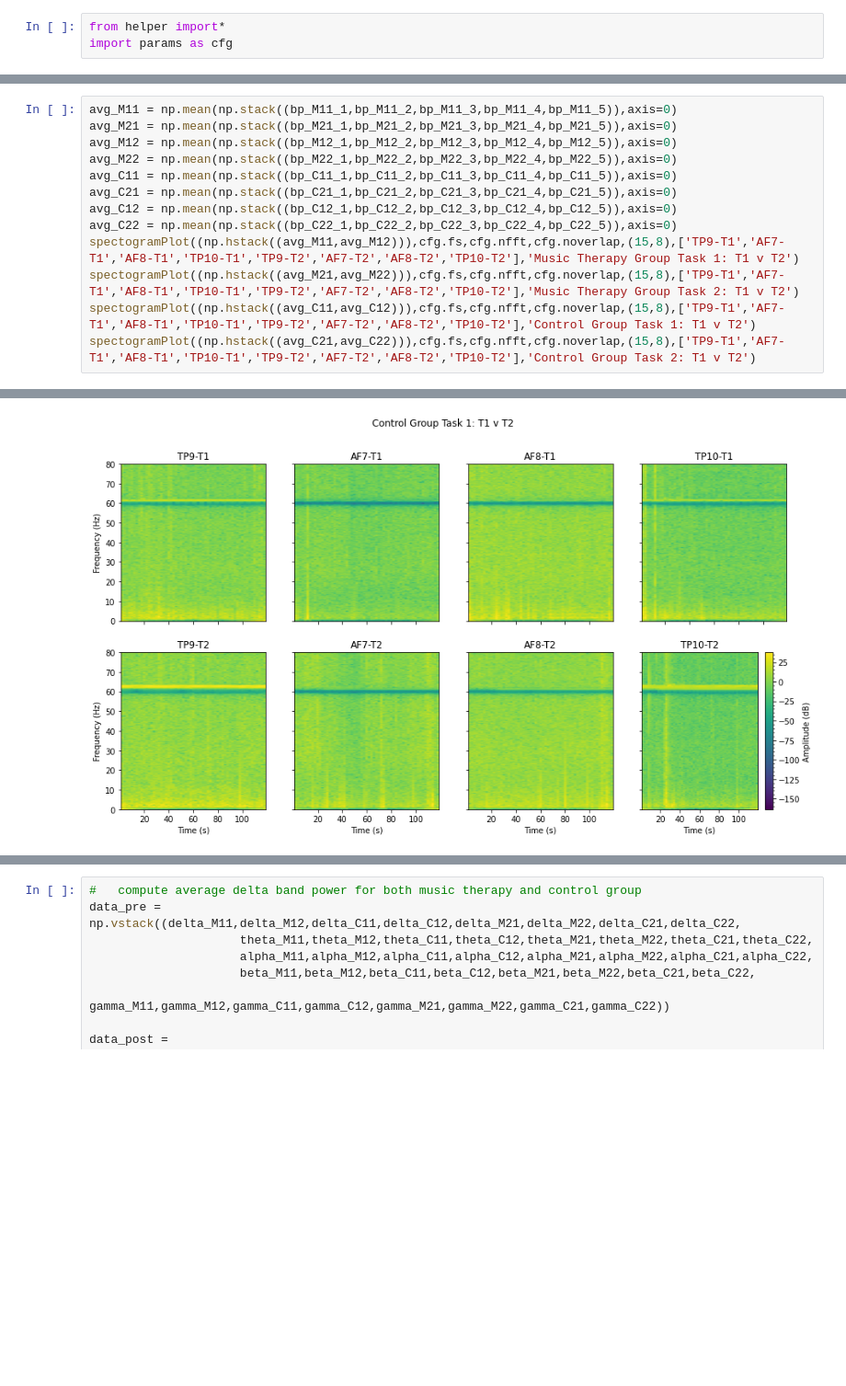
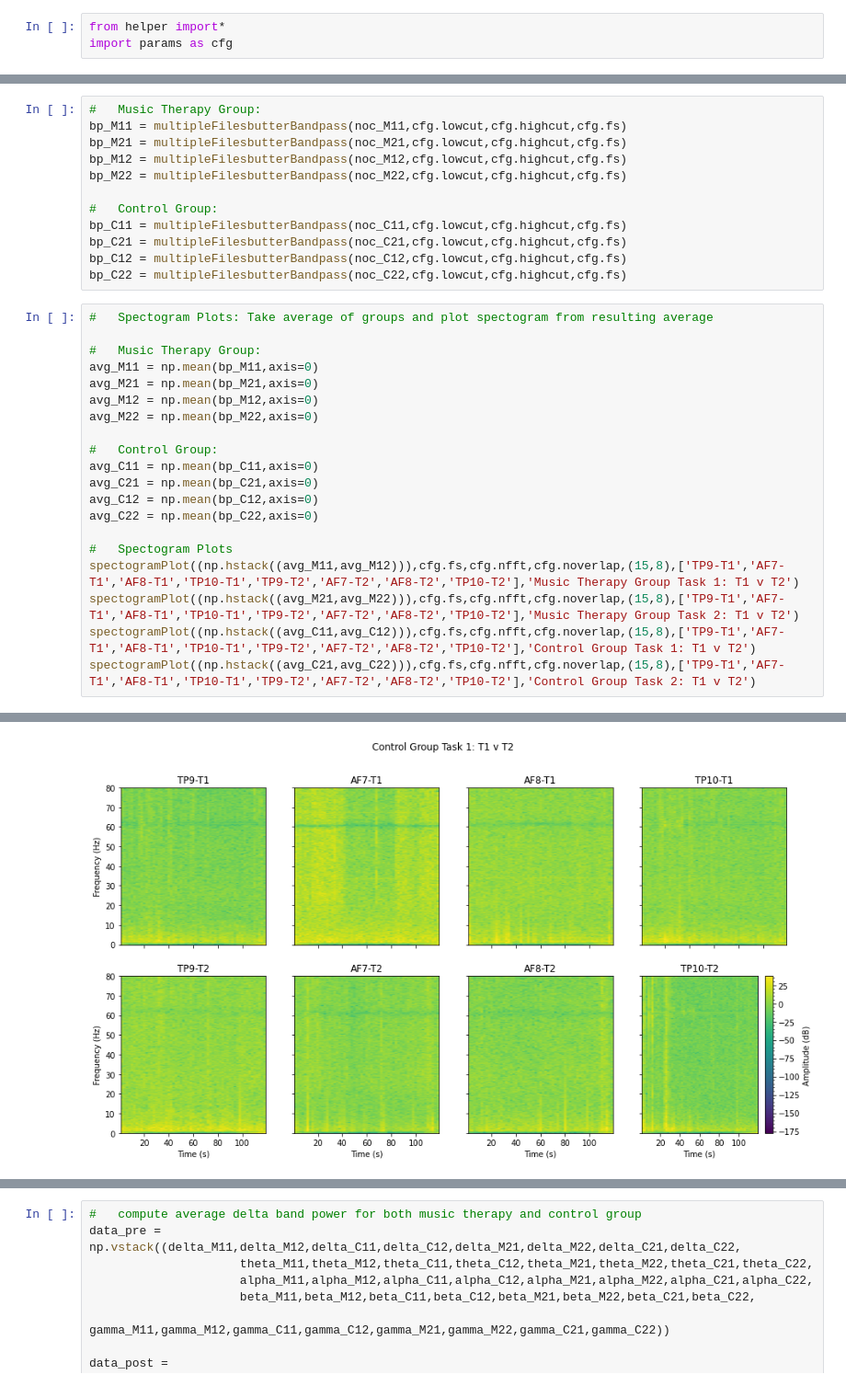
Before and after one commit to iggy96/eegMusicTherapy, a Jupyter notebook: grpRuns_v3.0.1.ipynb, the cells around one changed output, grey strips where cells are left out. Shown at 92% size. Cells and saved outputs as stored; diff of their text form; blank space fills up the shorter version.

```diff
--- a/grpRuns_v3.0.1.ipynb
+++ b/grpRuns_v3.0.1.ipynb
@@ -281,12 +92,31 @@ bp_C22_5 = filtering.butterBandPass(noc_C22_5,cfg.lowcut,cfg.highcut,cfg.fs,)
+# %%
+#   Music Therapy Group:
+bp_M11 = multipleFilesbutterBandpass(noc_M11,cfg.lowcut,cfg.highcut,cfg.fs)
+bp_M21 = multipleFilesbutterBandpass(noc_M21,cfg.lowcut,cfg.highcut,cfg.fs)
+bp_M12 = multipleFilesbutterBandpass(noc_M12,cfg.lowcut,cfg.highcut,cfg.fs)
+bp_M22 = multipleFilesbutterBandpass(noc_M22,cfg.lowcut,cfg.highcut,cfg.fs)
+
+#   Control Group:
+bp_C11 = multipleFilesbutterBandpass(noc_C11,cfg.lowcut,cfg.highcut,cfg.fs)
+bp_C21 = multipleFilesbutterBandpass(noc_C21,cfg.lowcut,cfg.highcut,cfg.fs)
+bp_C12 = multipleFilesbutterBandpass(noc_C12,cfg.lowcut,cfg.highcut,cfg.fs)
+bp_C22 = multipleFilesbutterBandpass(noc_C22,cfg.lowcut,cfg.highcut,cfg.fs)
 # %%
-avg_M11 = np.mean(np.stack((bp_M11_1,bp_M11_2,bp_M11_3,bp_M11_4,bp_M11_5)),axis=0)
-avg_M21 = np.mean(np.stack((bp_M21_1,bp_M21_2,bp_M21_3,bp_M21_4,bp_M21_5)),axis=0)
-avg_M12 = np.mean(np.stack((bp_M12_1,bp_M12_2,bp_M12_3,bp_M12_4,bp_M12_5)),axis=0)
-avg_M22 = np.mean(np.stack((bp_M22_1,bp_M22_2,bp_M22_3,bp_M22_4,bp_M22_5)),axis=0)
-avg_C11 = np.mean(np.stack((bp_C11_1,bp_C11_2,bp_C11_3,bp_C11_4,bp_C11_5)),axis=0)
-avg_C21 = np.mean(np.stack((bp_C21_1,bp_C21_2,bp_C21_3,bp_C21_4,bp_C21_5)),axis=0)
-avg_C12 = np.mean(np.stack((bp_C12_1,bp_C12_2,bp_C12_3,bp_C12_4,bp_C12_5)),axis=0)
-avg_C22 = np.mean(np.stack((bp_C22_1,bp_C22_2,bp_C22_3,bp_C22_4,bp_C22_5)),axis=0)
+#   Spectogram Plots: Take average of groups and plot spectogram from resulting average
+
+#   Music Therapy Group:
+avg_M11 = np.mean(bp_M11,axis=0)
+avg_M21 = np.mean(bp_M21,axis=0)
+avg_M12 = np.mean(bp_M12,axis=0)
+avg_M22 = np.mean(bp_M22,axis=0)
+
+#   Control Group:
+avg_C11 = np.mean(bp_C11,axis=0)
+avg_C21 = np.mean(bp_C21,axis=0)
+avg_C12 = np.mean(bp_C12,axis=0)
+avg_C22 = np.mean(bp_C22,axis=0)
+
+#   Spectogram Plots
 spectogramPlot((np.hstack((avg_M11,avg_M12))),cfg.fs,cfg.nfft,cfg.noverlap,(15,8),['TP9-T1','AF7-T1','AF8-T1','TP10-T1','TP9-T2','AF7-T2','AF8-T2','TP10-T2'],'Music Therapy Group Task 1: T1 v T2')
 spectogramPlot((np.hstack((avg_M21,avg_M22))),cfg.fs,cfg.nfft,cfg.noverlap,(15,8),['TP9-T1','AF7-T1','AF8-T1','TP10-T1','TP9-T2','AF7-T2','AF8-T2','TP10-T2'],'Music Therapy Group Task 2: T1 v T2')
 spectogramPlot((np.hstack((avg_C11,avg_C12))),cfg.fs,cfg.nfft,cfg.noverlap,(15,8),['TP9-T1','AF7-T1','AF8-T1','TP10-T1','TP9-T2','AF7-T2','AF8-T2','TP10-T2'],'Control Group Task 1: T1 v T2')
@@ -297 +127 @@ spectogramPlot((np.hstack((avg_C21,avg_C22))),cfg.fs,cfg.nfft,cfg.noverlap,(15,8
-[figure, old version]
+[figure, new version]
```
Also changed, not shown: parts of 22 cells of this notebook.
